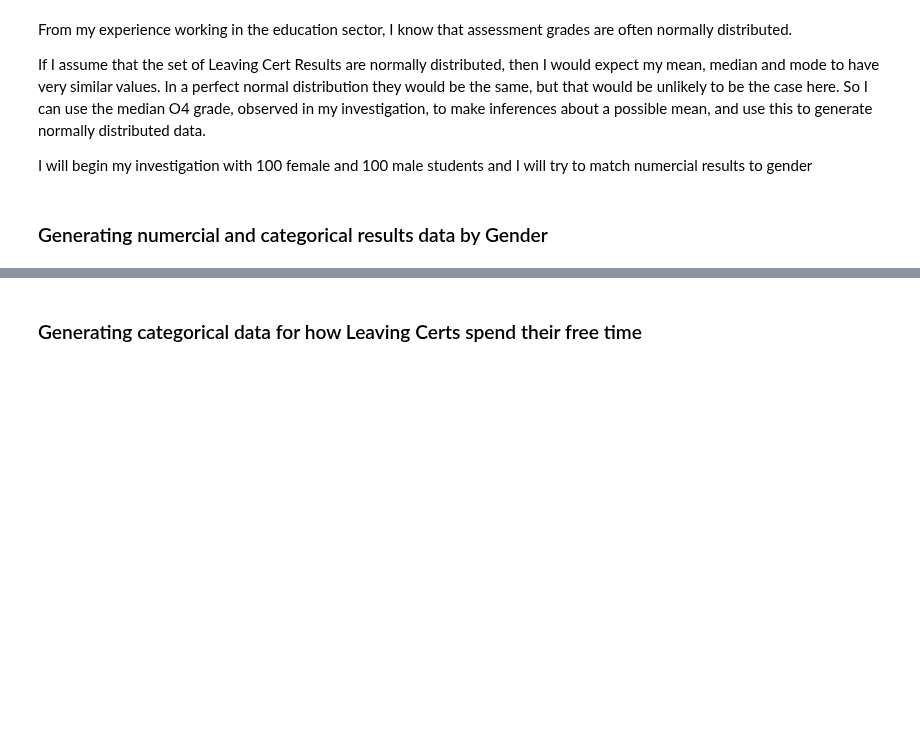
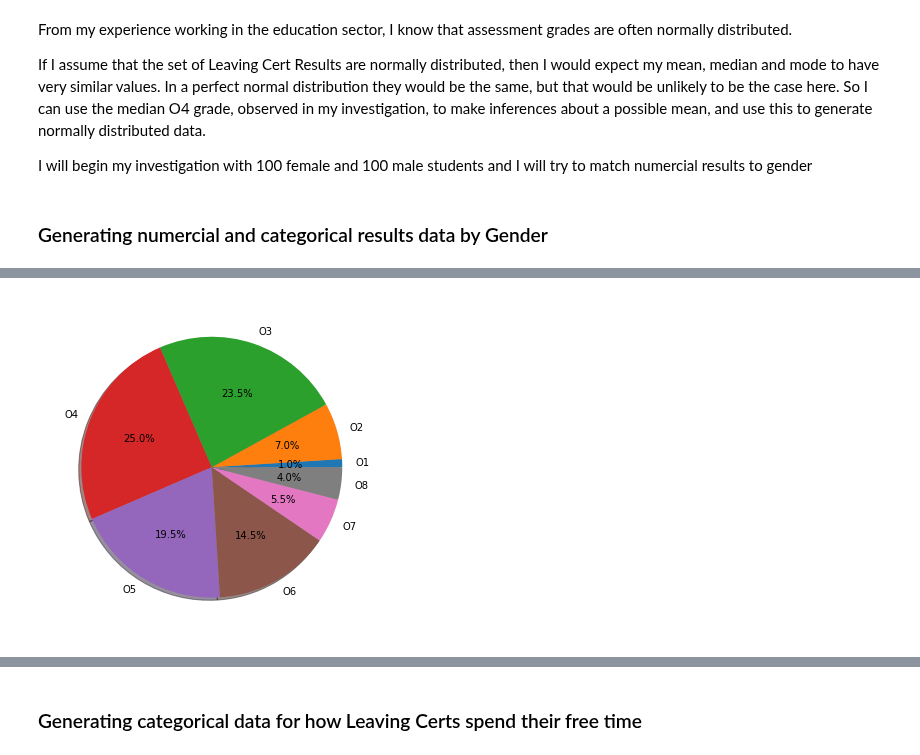
Before and after one commit to MarionMcG/python-fundamentals-project, a Jupyter notebook: exam-cohort.ipynb, the cells around one changed output, grey strips where cells are left out. Drawn from its saved outputs; the diff is of its cells as text; code cells hidden in the pictures; blank space fills up the shorter version.

```diff
--- a/exam-cohort.ipynb
+++ b/exam-cohort.ipynb
@@ -113,9 +186,11 @@ sns.catplot(x="Result_grade", kind="count", data=df);
 # %%
-ax = plt.subplots(figsize = (10, 7.5))
+ax = plt.subplots(figsize = (8, 6))
 sizes = [data[var_cat] for var_cat in labels]
 ax = plt.pie(sizes, labels=labels, autopct='%1.1f%%', shadow=True)
 plt.show()
 #https://www.datacamp.com/community/tutorials/categorical-data
+# %% [output]
+[figure, added]
 # %%
 # Generating dfs with 100 strings, first female, then male
 string_female = pd.DataFrame(['female']*100)
```
Also changed, not shown: parts of 20 cells of this notebook.
